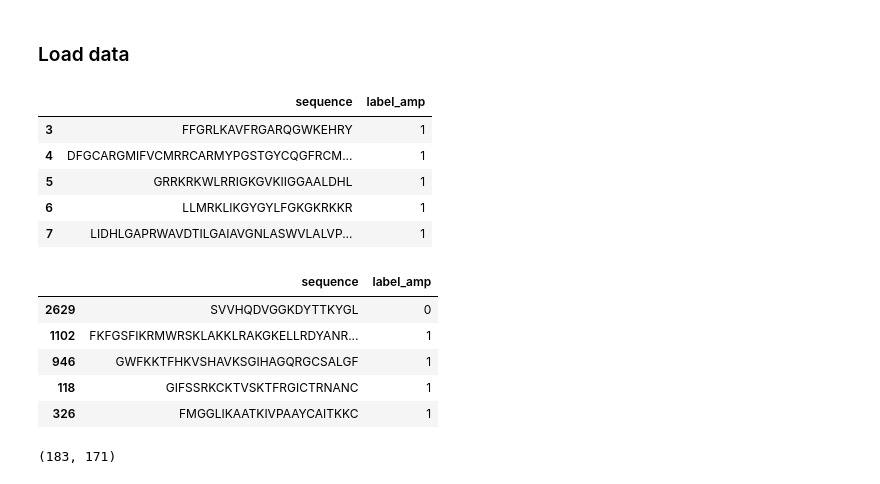
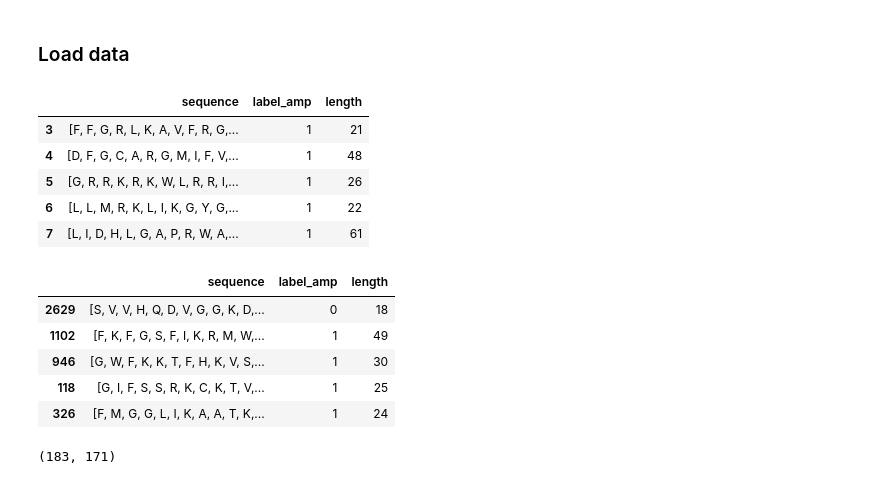
Before and after one commit to vin00d/peptide, a Jupyter notebook: 04_baseline_models.ipynb, the cells around one changed output. Drawn from its saved outputs; the diff is of its cells as text; code cells hidden in the pictures.

```diff
--- a/04_baseline_models.ipynb
+++ b/04_baseline_models.ipynb
@@ -38,18 +30,22 @@ merged_train_df, merged_test_df = get_all_data(merge=True)
+# %%
+acp_data = ACPDataset(DATA_STORE)
+amp_data = AMPDataset(DATA_STORE)
+dnabind_data = DNABindDataset(DATA_STORE)
 # %%
-amp_train_df.head(5)
+amp_data.train.head(5)
 # %% [output]
-|  | sequence | label_amp |
-| 3 | FFGRLKAVFRGARQGWKEHRY | 1 |
-| 4 | DFGCARGMIFVCMRRCARMYPGSTGYCQGFRCM... | 1 |
-| 5 | GRRKRKWLRRIGKGVKIIGGAALDHL | 1 |
-| 6 | LLMRKLIKGYGYLFGKGKRKKR | 1 |
-| 7 | LIDHLGAPRWAVDTILGAIAVGNLASWVLALVP... | 1 |
+|  | sequence | label_amp | length |
+| 3 | [F, F, G, R, L, K, A, V, F, R, G,... | 1 | 21 |
+| 4 | [D, F, G, C, A, R, G, M, I, F, V,... | 1 | 48 |
+| 5 | [G, R, R, K, R, K, W, L, R, R, I,... | 1 | 26 |
+| 6 | [L, L, M, R, K, L, I, K, G, Y, G,... | 1 | 22 |
+| 7 | [L, I, D, H, L, G, A, P, R, W, A,... | 1 | 61 |
 # %%
-amp_test_df.head(5)
+amp_data.test.head(5)
 # %% [output]
-|  | sequence | label_amp |
-| 2629 | SVVHQDVGGKDYTTKYGL | 0 |
-| 1102 | FKFGSFIKRMWRSKLAKKLRAKGKELLRDYANR... | 1 |
-| 946 | GWFKKTFHKVSHAVKSGIHAGQRGCSALGF | 1 |
-| 118 | GIFSSRKCKTVSKTFRGICTRNANC | 1 |
-| 326 | FMGGLIKAATKIVPAAYCAITKKC | 1 |
+|  | sequence | label_amp | length |
+| 2629 | [S, V, V, H, Q, D, V, G, G, K, D,... | 0 | 18 |
+| 1102 | [F, K, F, G, S, F, I, K, R, M, W,... | 1 | 49 |
+| 946 | [G, W, F, K, K, T, F, H, K, V, S,... | 1 | 30 |
+| 118 | [G, I, F, S, S, R, K, C, K, T, V,... | 1 | 25 |
+| 326 | [F, M, G, G, L, I, K, A, A, T, K,... | 1 | 24 |
```
Also changed, not shown: parts of 25 cells of this notebook, 4 other files.
